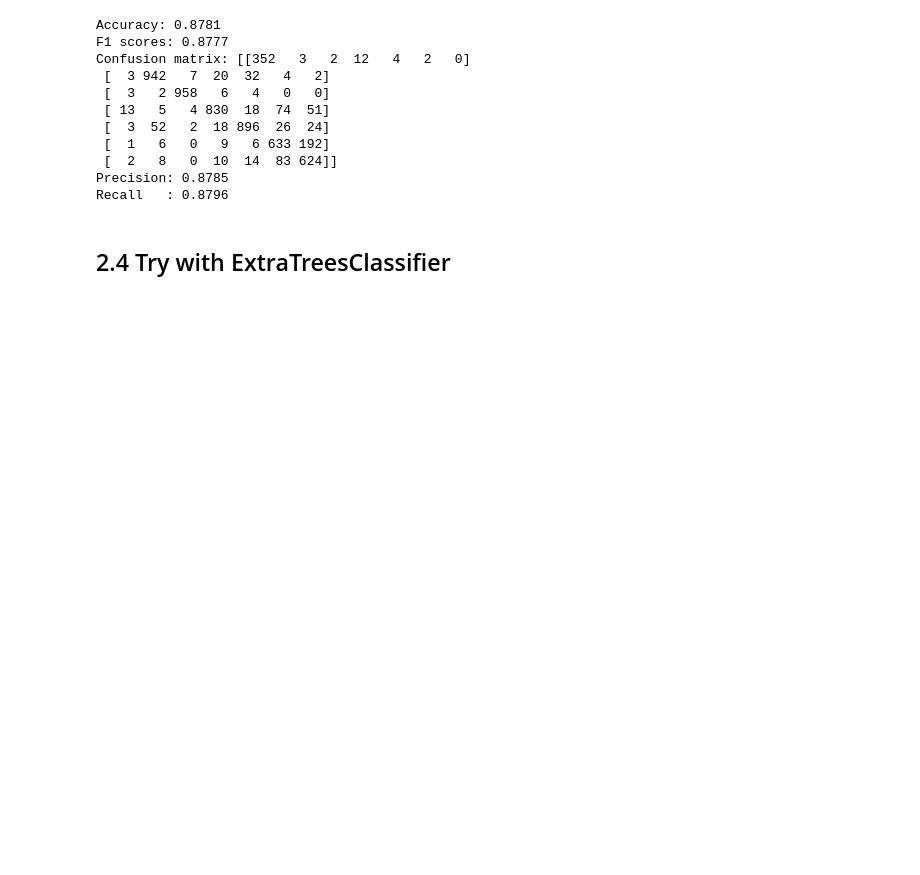
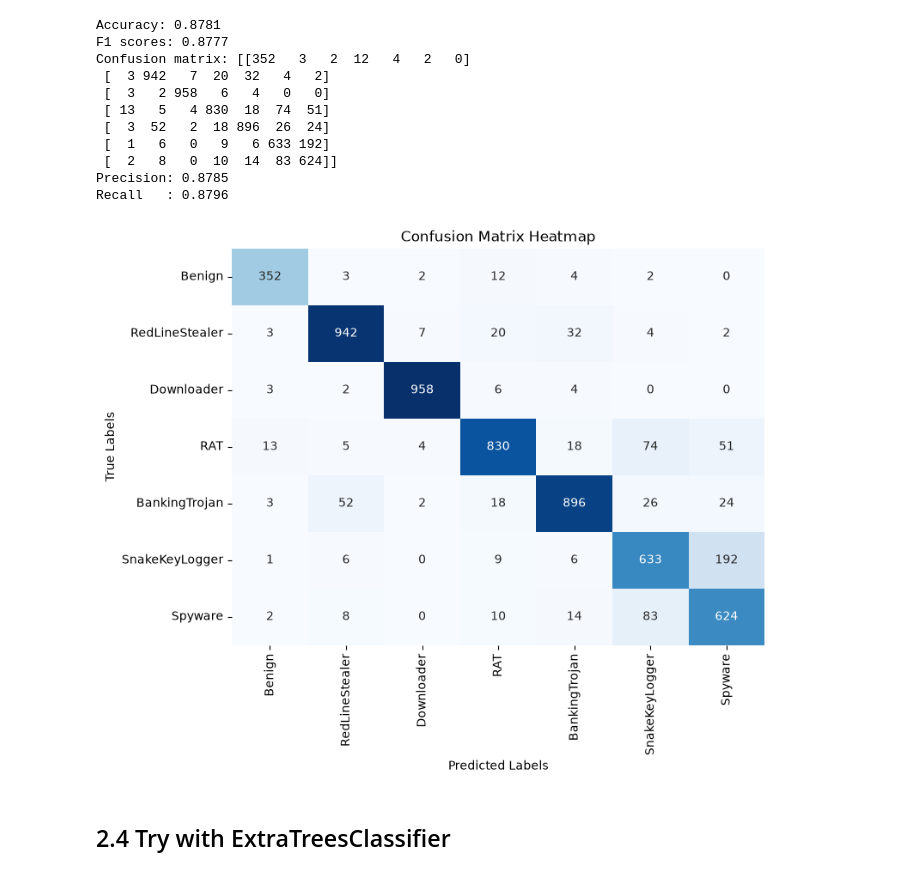
Before and after one commit to blastvious/Learning-Background-Knowledge-, a Jupyter notebook: Mini_project/ML_Project_malware/Malware_detection.ipynb, the cells around one changed output. Cells and saved outputs as stored; diff of their text form; code cells hidden in the pictures; blank space fills up the shorter version.

```diff
--- a/Mini_project/ML_Project_malware/Malware_detection.ipynb
+++ b/Mini_project/ML_Project_malware/Malware_detection.ipynb
@@ -374,6 +465,10 @@ Confusion matrix: [[352   3   2  12   4   2   0]
  [  2   8   0  10  14  83 624]]
 Precision: 0.8785
 Recall   : 0.8796
+# %%
+display_confusion_matrix(cf, class_names)
+# %% [output]
+[figure, added]
 # %% [markdown]
 ## 2.4 Try with ExtraTreesClassifier
 # %%
```
Also changed, not shown: parts of 25 cells of this notebook, 5 other files.
